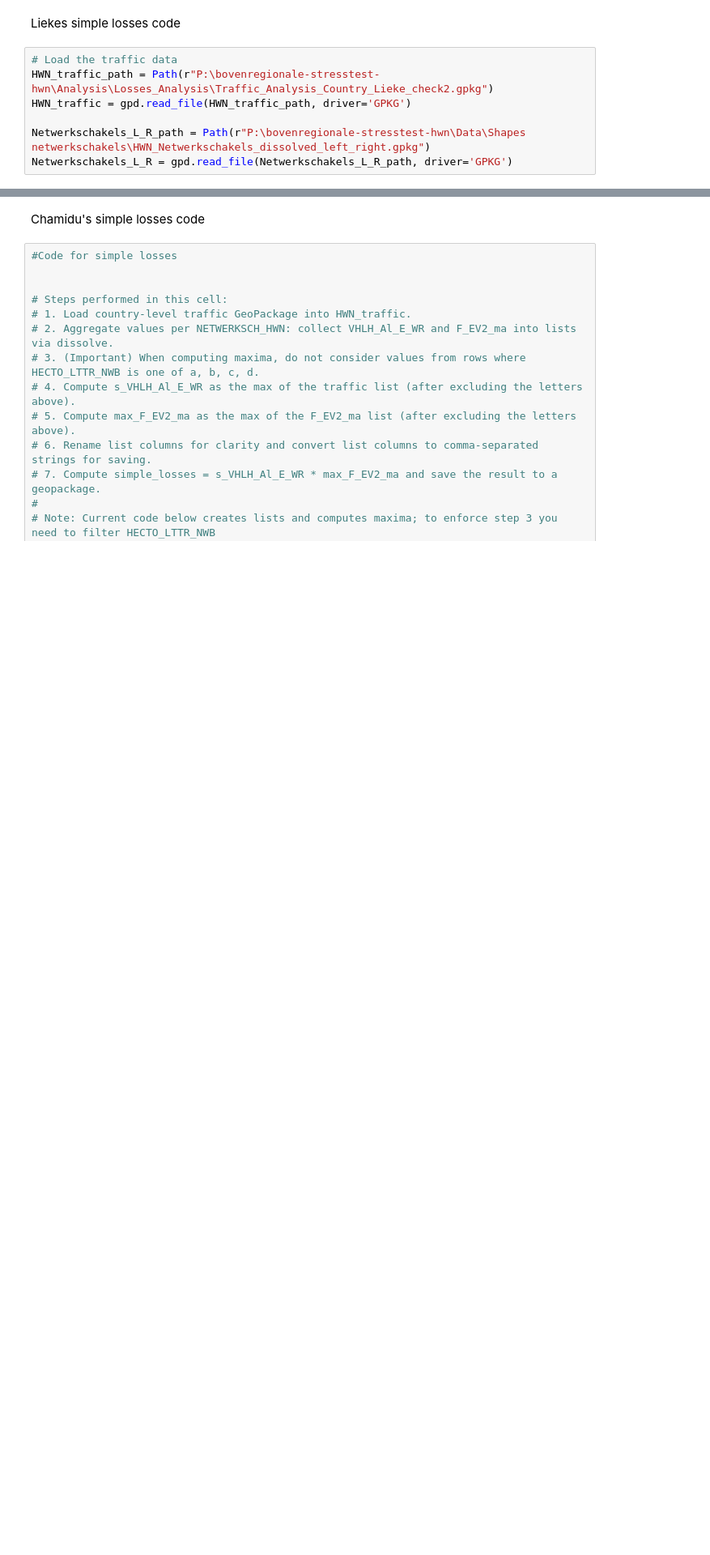
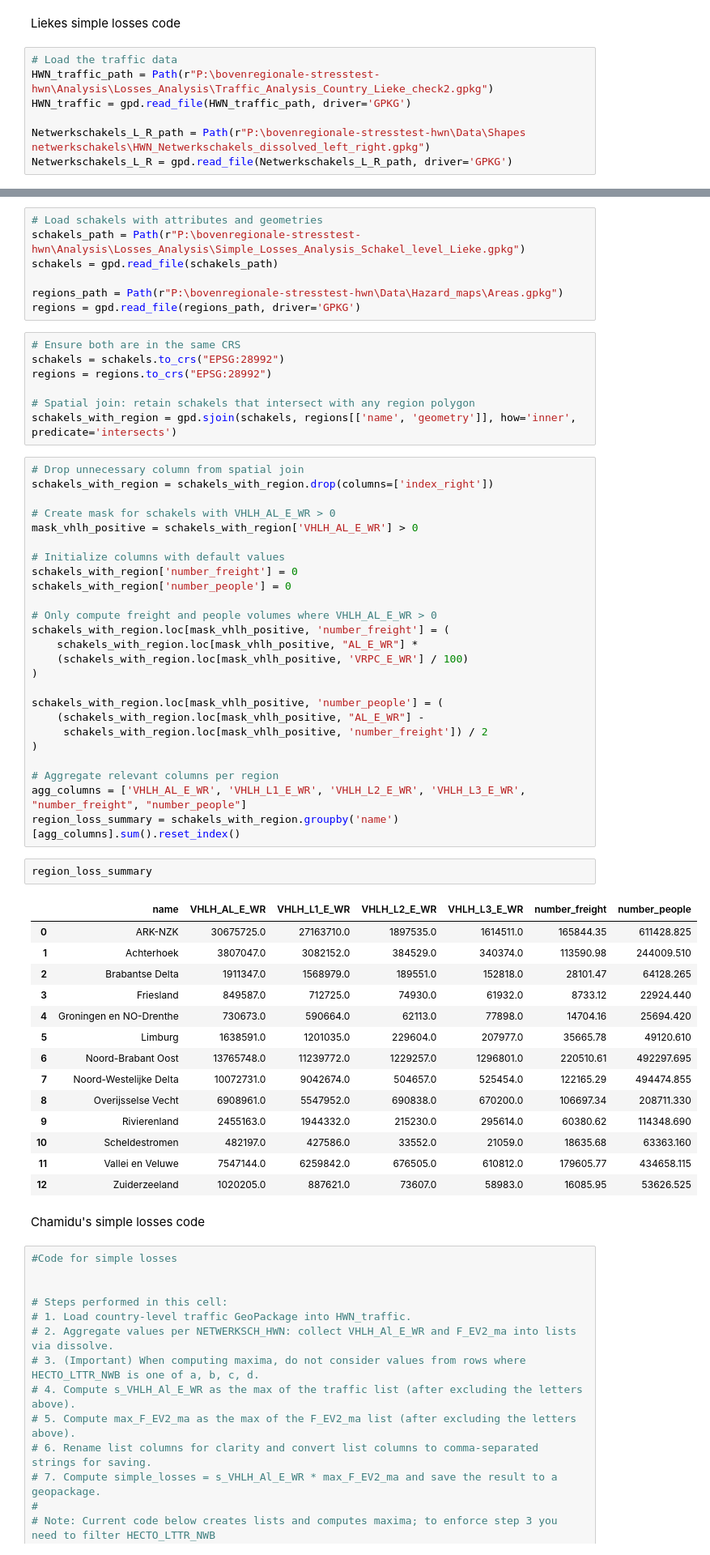
Before and after one commit to LiekeMeijer/bovenregionale_strestest, a Jupyter notebook: scripts_run/Traffic_Analysis_check_Lieke.ipynb, the cells around one changed output, grey strips where cells are left out. Shown at 81% size. Drawn from its saved outputs; the diff is of its cells as text; blank space fills up the shorter version.

Commit message:
Added region logic and number of freight and people

```diff
--- a/scripts_run/Traffic_Analysis_check_Lieke.ipynb
+++ b/scripts_run/Traffic_Analysis_check_Lieke.ipynb
@@ -258,3 +258,59 @@ Saved schakel-level data with geometries from Netwerkschakels_L_R to: P:\bovenre
+# %%
+# Load schakels with attributes and geometries
+schakels_path = Path(r"P:\bovenregionale-stresstest-hwn\Analysis\Losses_Analysis\Simple_Losses_Analysis_Schakel_level_Lieke.gpkg")
+schakels = gpd.read_file(schakels_path)
+
+regions_path = Path(r"P:\bovenregionale-stresstest-hwn\Data\Hazard_maps\Areas.gpkg")
+regions = gpd.read_file(regions_path, driver='GPKG')
+# %%
+# Ensure both are in the same CRS
+schakels = schakels.to_crs("EPSG:28992")
+regions = regions.to_crs("EPSG:28992")
+
+# Spatial join: retain schakels that intersect with any region polygon
+schakels_with_region = gpd.sjoin(schakels, regions[['name', 'geometry']], how='inner', predicate='intersects')
+# %%
+# Drop unnecessary column from spatial join
+schakels_with_region = schakels_with_region.drop(columns=['index_right'])
+
+# Create mask for schakels with VHLH_AL_E_WR > 0
+mask_vhlh_positive = schakels_with_region['VHLH_AL_E_WR'] > 0
+
+# Initialize columns with default values
+schakels_with_region['number_freight'] = 0
+schakels_with_region['number_people'] = 0
+
+# Only compute freight and people volumes where VHLH_AL_E_WR > 0
+schakels_with_region.loc[mask_vhlh_positive, 'number_freight'] = (
+    schakels_with_region.loc[mask_vhlh_positive, "AL_E_WR"] *
+    (schakels_with_region.loc[mask_vhlh_positive, 'VRPC_E_WR'] / 100)
+)
+
+schakels_with_region.loc[mask_vhlh_positive, 'number_people'] = (
+    (schakels_with_region.loc[mask_vhlh_positive, "AL_E_WR"] -
+     schakels_with_region.loc[mask_vhlh_positive, 'number_freight']) / 2
+)
+
+# Aggregate relevant columns per region
+agg_columns = ['VHLH_AL_E_WR', 'VHLH_L1_E_WR', 'VHLH_L2_E_WR', 'VHLH_L3_E_WR', "number_freight", "number_people"]
+region_loss_summary = schakels_with_region.groupby('name')[agg_columns].sum().reset_index()
+# %%
+region_loss_summary
+# %% [output]
+|  | name | VHLH_AL_E_WR | VHLH_L1_E_WR | VHLH_L2_E_WR | VHLH_L3_E_WR | number_freight | number_people |
+| 0 | ARK-NZK | 30675725.0 | 27163710.0 | 1897535.0 | 1614511.0 | 165844.35 | 611428.825 |
+| 1 | Achterhoek | 3807047.0 | 3082152.0 | 384529.0 | 340374.0 | 113590.98 | 244009.510 |
+| 2 | Brabantse Delta | 1911347.0 | 1568979.0 | 189551.0 | 152818.0 | 28101.47 | 64128.265 |
+| 3 | Friesland | 849587.0 | 712725.0 | 74930.0 | 61932.0 | 8733.12 | 22924.440 |
+| 4 | Groningen en NO-Drenthe | 730673.0 | 590664.0 | 62113.0 | 77898.0 | 14704.16 | 25694.420 |
+| 5 | Limburg | 1638591.0 | 1201035.0 | 229604.0 | 207977.0 | 35665.78 | 49120.610 |
+| 6 | Noord-Brabant Oost | 13765748.0 | 11239772.0 | 1229257.0 | 1296801.0 | 220510.61 | 492297.695 |
+| 7 | Noord-Westelijke Delta | 10072731.0 | 9042674.0 | 504657.0 | 525454.0 | 122165.29 | 494474.855 |
+| 8 | Overijsselse Vecht | 6908961.0 | 5547952.0 | 690838.0 | 670200.0 | 106697.34 | 208711.330 |
+| 9 | Rivierenland | 2455163.0 | 1944332.0 | 215230.0 | 295614.0 | 60380.62 | 114348.690 |
+| 10 | Scheldestromen | 482197.0 | 427586.0 | 33552.0 | 21059.0 | 18635.68 | 63363.160 |
+| 11 | Vallei en Veluwe | 7547144.0 | 6259842.0 | 676505.0 | 610812.0 | 179605.77 | 434658.115 |
+| 12 | Zuiderzeeland | 1020205.0 | 887621.0 | 73607.0 | 58983.0 | 16085.95 | 53626.525 |
 # %% [markdown]
 Chamidu's simple losses code
 # %%
```
Also changed, not shown: parts of 3 cells of this notebook.
